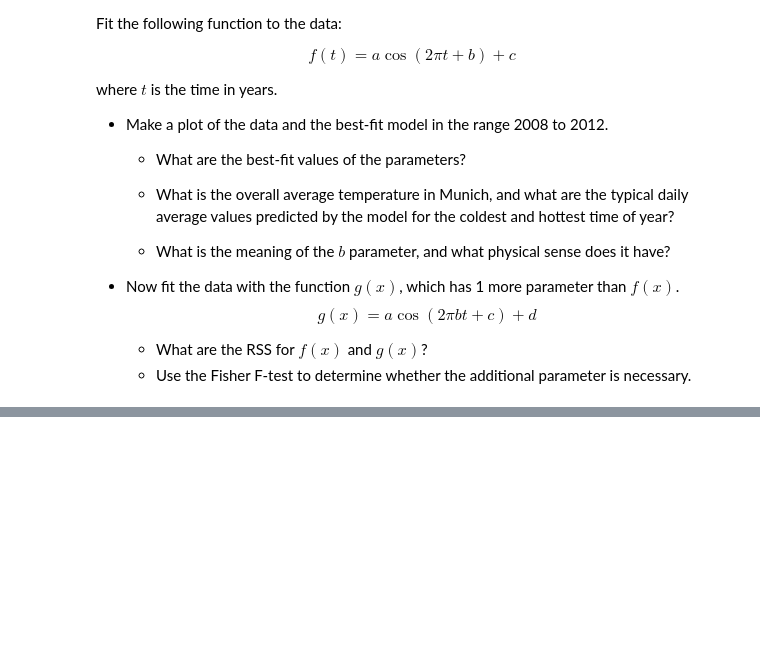
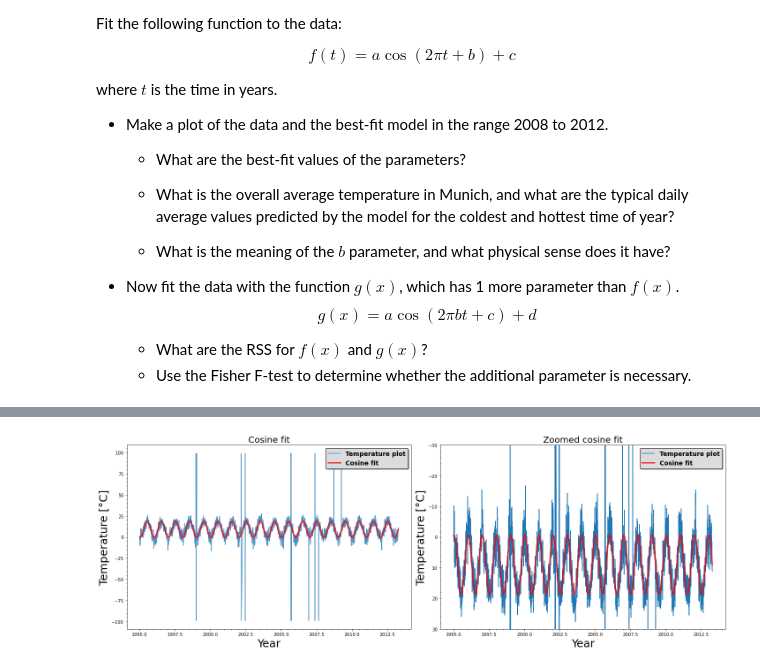
Before and after one commit to tommasoamico/LaboratoryOfComputationalPhysics_Y4, a Jupyter notebook: 08ex_fitting.ipynb, the cells around one changed output, grey strips where cells are left out. Cells and saved outputs as stored; diff of their text form; code cells hidden in the pictures; blank space fills up the shorter version.

```diff
--- a/08ex_fitting.ipynb
+++ b/08ex_fitting.ipynb
@@ -443,3 +443,8 @@ $$g(x) = a \cos(2\pi b t + c)+d$$
    - Use the Fisher F-test to determine whether the additional parameter is necessary.
 # %%
 #! wget https://www.dropbox.com/s/7gy9yjl00ymxb8h/munich_temperatures_average_with_bad_data.txt -P /Users/tommaso/Desktop/MagistraleI/Python/LaboratoryOfComputationalPhysics_Y4/lab_data/
+# %%
+data = pd.read_csv('lab_data/munich_temperatures_average_with_bad_data.txt', header = None, sep=' ')
+# %%
+data.columns = ['Date', 'Temperatures']
+data.head()
@@ -445,0 +458,26 @@ $$g(x) = a \cos(2\pi b t + c)+d$$
+# %%
+def f(t, a, b, c):
+    return a*np.cos(2*np.pi*t+b)+c
+# %%
+#Fit and plot with all the dates in the dataset
+popt, pcov  = sp.optimize.curve_fit(f, data['Date'], data['Temperatures'], p0=[12, 0, 12])
+fig, ax = plt.subplots(nrows= 1, ncols=2, figsize=(20, 7))
+ax[0].plot(data['Date'], data['Temperatures'], alpha=0.8, label='Temperature plot')
+ax[0].plot(data['Date'], f(data['Date'], *popt), color='red', linewidth=3, label='Cosine fit', alpha=0.8)
+ax[0].legend(shadow=True, framealpha=1, facecolor='gainsboro', edgecolor='black', prop={'weight':'bold','size':14}, loc='upper right')
+ax[0].set_title('Cosine fit', fontsize=20)
+ax[0].set_xlabel('Year', fontsize=25)
+ax[0].set_ylabel('Temperature [°C]', fontsize=25)
+ax[0].minorticks_on()
+# Zoomed plot
+ax[1].plot(data['Date'], data['Temperatures'], label='Temperature plot')
+ax[1].plot(data['Date'], f(data['Date'], *popt), color='red', linewidth=3, label='Cosine fit', alpha=0.8)
+ax[1].legend(shadow=True, framealpha=1, facecolor='gainsboro', edgecolor='black', prop={'weight':'bold','size':14})
+ax[1].set_ylim([30,-30])
+ax[1].set_title('Zoomed cosine fit', fontsize=20)
+ax[1].set_xlabel('Year', fontsize=25)
+ax[1].set_ylabel('Temperature [°C]', fontsize=25)
+ax[1].minorticks_on()
+fig.tight_layout()
+# %% [output]
+[figure, added]
```
Also changed, not shown: parts of 15 cells of this notebook.
